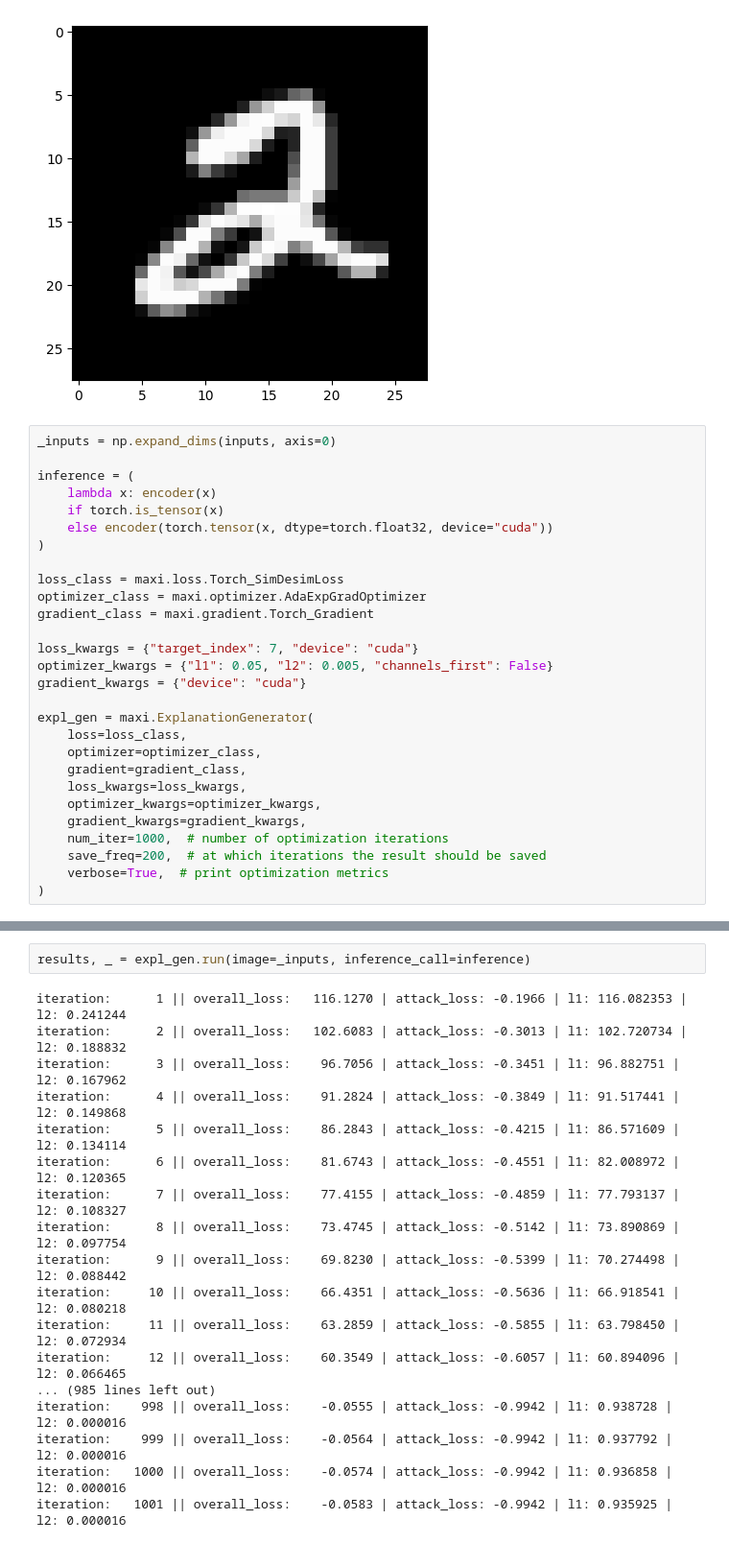
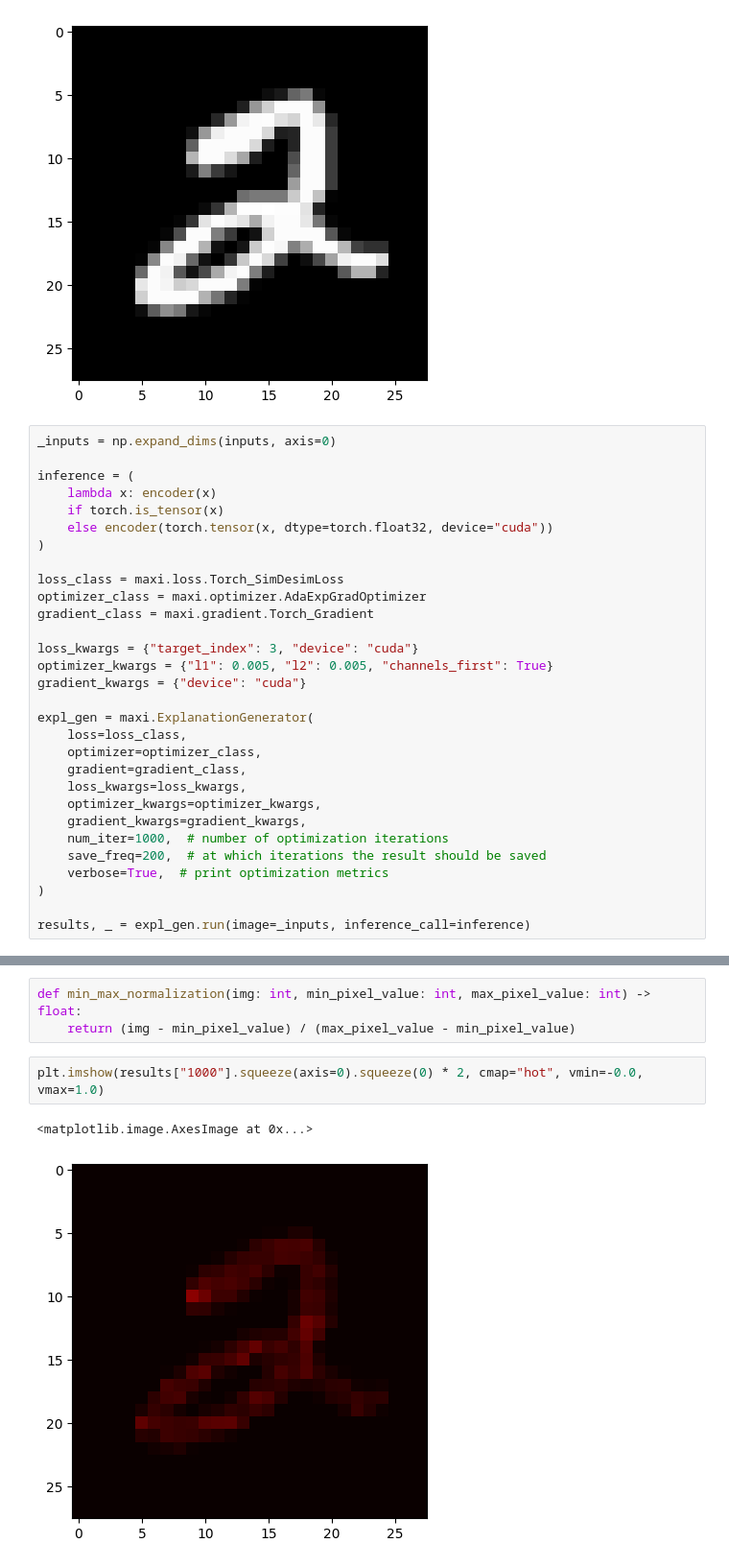
Before and after one commit to dailab/MAXi-XAI-lib, a Jupyter notebook: experiments/notebooks/mnist_simdesim_test.ipynb, the cells around one changed output, grey strips where cells are left out. Shown at 96% size. Drawn from its saved outputs; the diff is of its cells as text.

```diff
--- a/experiments/notebooks/mnist_simdesim_test.ipynb
+++ b/experiments/notebooks/mnist_simdesim_test.ipynb
@@ -39,8 +36,8 @@ loss_class = maxi.loss.Torch_SimDesimLoss
 optimizer_class = maxi.optimizer.AdaExpGradOptimizer
 gradient_class = maxi.gradient.Torch_Gradient
 
-loss_kwargs = {"target_index": 7, "device": "cuda"}
-optimizer_kwargs = {"l1": 0.05, "l2": 0.005, "channels_first": False}
+loss_kwargs = {"target_index": 3, "device": "cuda"}
+optimizer_kwargs = {"l1": 0.005, "l2": 0.005, "channels_first": True}
 gradient_kwargs = {"device": "cuda"}
 
 expl_gen = maxi.ExplanationGenerator(
@@ -54,3 +51,5 @@ expl_gen = maxi.ExplanationGenerator(
     save_freq=200,  # at which iterations the result should be saved
     verbose=True,  # print optimization metrics
 )
+
+results, _ = expl_gen.run(image=_inputs, inference_call=inference)
@@ -57,20 +74,8 @@ expl_gen = maxi.ExplanationGenerator(
-# %%
-results, _ = expl_gen.run(image=_inputs, inference_call=inference)
-# %% [output]
-iteration:      1 || overall_loss:   116.1270 | attack_loss: -0.1966 | l1: 116.082353 | l2: 0.241244
-iteration:      2 || overall_loss:   102.6083 | attack_loss: -0.3013 | l1: 102.720734 | l2: 0.188832
-iteration:      3 || overall_loss:    96.7056 | attack_loss: -0.3451 | l1: 96.882751 | l2: 0.167962
-iteration:      4 || overall_loss:    91.2824 | attack_loss: -0.3849 | l1: 91.517441 | l2: 0.149868
-iteration:      5 || overall_loss:    86.2843 | attack_loss: -0.4215 | l1: 86.571609 | l2: 0.134114
-iteration:      6 || overall_loss:    81.6743 | attack_loss: -0.4551 | l1: 82.008972 | l2: 0.120365
-iteration:      7 || overall_loss:    77.4155 | attack_loss: -0.4859 | l1: 77.793137 | l2: 0.108327
-iteration:      8 || overall_loss:    73.4745 | attack_loss: -0.5142 | l1: 73.890869 | l2: 0.097754
-iteration:      9 || overall_loss:    69.8230 | attack_loss: -0.5399 | l1: 70.274498 | l2: 0.088442
-iteration:     10 || overall_loss:    66.4351 | attack_loss: -0.5636 | l1: 66.918541 | l2: 0.080218
-iteration:     11 || overall_loss:    63.2859 | attack_loss: -0.5855 | l1: 63.798450 | l2: 0.072934
-iteration:     12 || overall_loss:    60.3549 | attack_loss: -0.6057 | l1: 60.894096 | l2: 0.066465
-... (985 lines left out)
-iteration:    998 || overall_loss:    -0.0555 | attack_loss: -0.9942 | l1: 0.938728 | l2: 0.000016
-iteration:    999 || overall_loss:    -0.0564 | attack_loss: -0.9942 | l1: 0.937792 | l2: 0.000016
-iteration:   1000 || overall_loss:    -0.0574 | attack_loss: -0.9942 | l1: 0.936858 | l2: 0.000016
-iteration:   1001 || overall_loss:    -0.0583 | attack_loss: -0.9942 | l1: 0.935925 | l2: 0.000016
+# %%
+def min_max_normalization(img: int, min_pixel_value: int, max_pixel_value: int) -> float:
+    return (img - min_pixel_value) / (max_pixel_value - min_pixel_value)
+# %%
+plt.imshow(results["1000"].squeeze(axis=0).squeeze(0) * 2, cmap="hot", vmin=-0.0, vmax=1.0)
+# %% [output]
+<matplotlib.image.AxesImage at 0x...>
+[figure, added]
```
Also changed, not shown: parts of 6 cells of this notebook, 1 other file.
